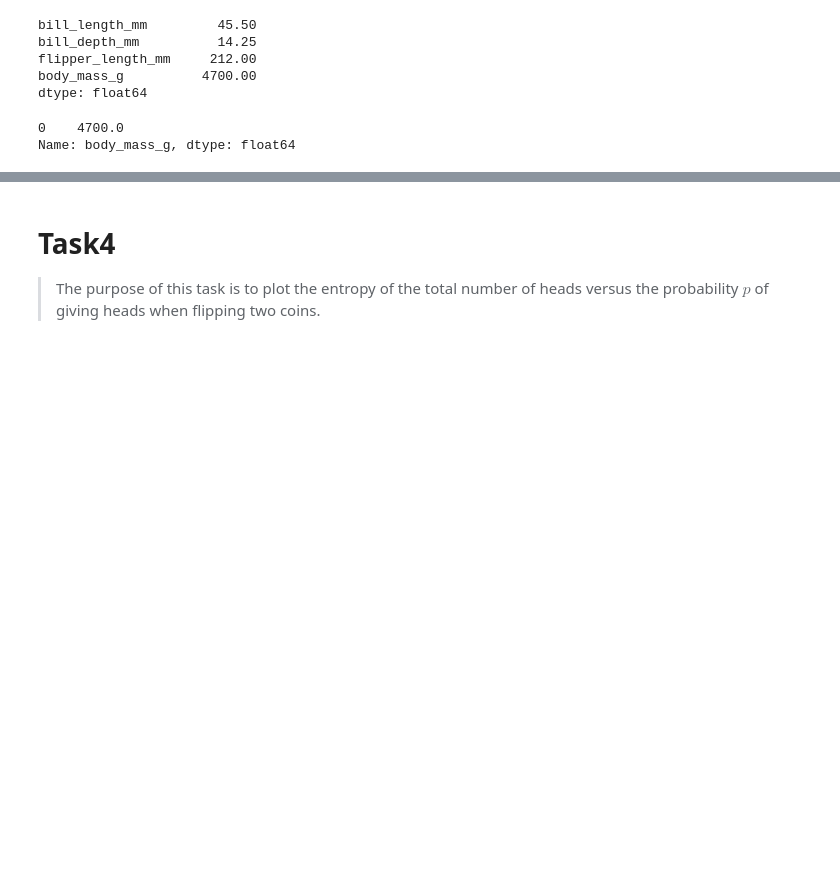
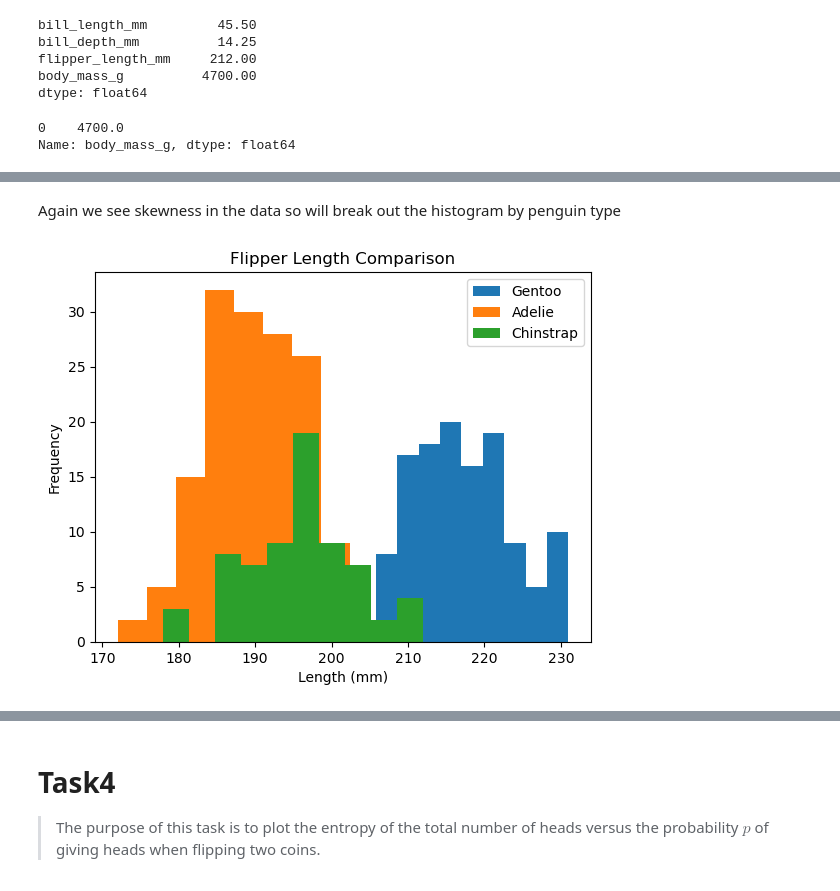
Before and after one commit to PeeBs68/fund_da, a Jupyter notebook: tasks.ipynb, the cells around one changed output, grey strips where cells are left out. Drawn from its saved outputs; the diff is of its cells as text; code cells hidden in the pictures; blank space fills up the shorter version.

```diff
--- a/tasks.ipynb
+++ b/tasks.ipynb
@@ -447,0 +473,24 @@ Continuous variables/dictributions for bill and flipper variables
+# %% [markdown]
+Again we see skewness in the data so will break out the histogram by penguin type
+# %%
+# Split out by species
+gentoo_l=df.loc[df["species"]=="Gentoo"]
+chinstrap_l=df.loc[df["species"]=="Chinstrap"]
+adelie_l=df.loc[df["species"]=="Adelie"]
+
+# Sort the data
+#gentoo_l.sort_values("body_mass_g")
+#chinstrap_l.sort_values("body_mass_g")
+#adelie_l.sort_values("body_mass_g")
+
+# Add title and labels
+plt.title("Flipper Length Comparison")
+plt.xlabel("Length (mm)")
+plt.ylabel("Frequency")
+# create the plots
+plt.hist(gentoo_l["flipper_length_mm"],label='Gentoo')
+plt.hist(adelie_l["flipper_length_mm"],label='Adelie')
+plt.hist(chinstrap_l["flipper_length_mm"],label='Chinstrap')
+plt.legend();
+# %% [output]
+[figure, added]
```
Also changed, not shown: parts of 12 cells of this notebook.
